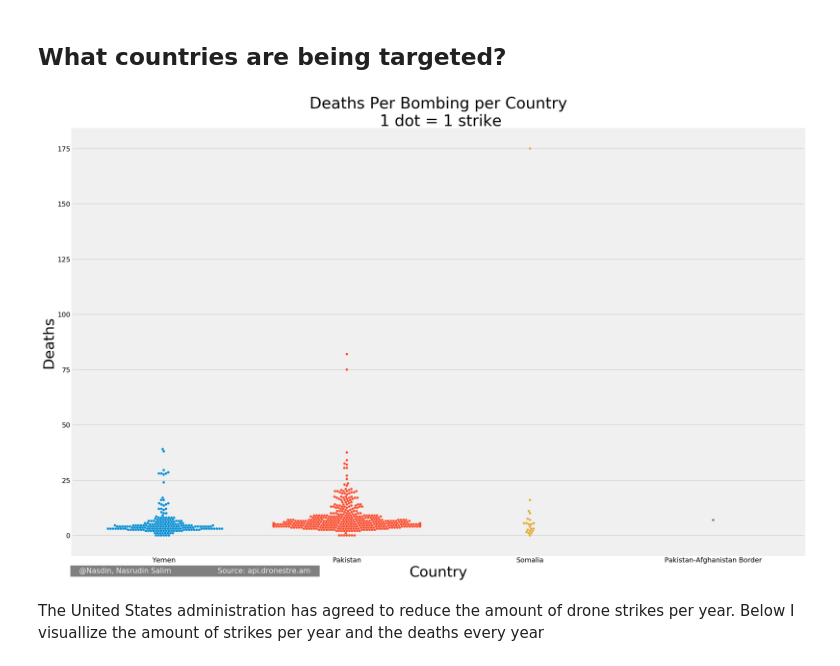
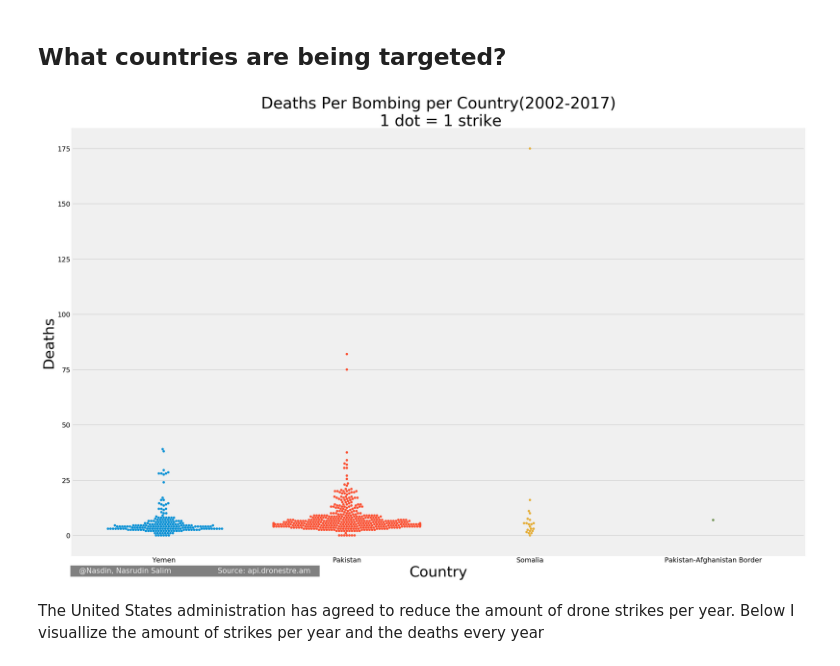
Before and after one commit to Nasdin/Drone-Strike-Visualization, a Jupyter notebook: Drone Strike Analysis.ipynb, the cells around one changed output. Cells and saved outputs as stored; diff of their text form; code cells hidden in the pictures.

```diff
--- a/Drone Strike Analysis.ipynb
+++ b/Drone Strike Analysis.ipynb
@@ -179,21 +178,21 @@ The latest recorded drone strike was on 2017-03-06 00:00:00
 # %%
 #The size
 _= plt.figure(num=None,figsize=(24,15),dpi=100,facecolor='w',edgecolor='k')
 
 sns.swarmplot(df['country'],df['deaths'],size=5)
-plt.title('Deaths Per Bombing per Country\n 1 dot = 1 strike',fontsize=32)
+plt.title('Deaths Per Bombing per Country(2002-2017)\n 1 dot = 1 strike',fontsize=32)
 plt.xlabel('Country',fontsize=30)
 plt.ylabel('Deaths',fontsize=30)
 
 #Signature Bar
 plt.text(x=-0.5,y=-17,
     s = '   @Nasdin, Nasrudin Salim                    Source: api.dronestre.am   ',
     fontsize = 15, color = '#f0f0f0', backgroundcolor = 'grey')
 #save the plot
 plt.savefig('deathsperbombingpercountry.png')
 plt.show()
 # %% [output]
-[figure, old version]
+[figure, new version]
 # %% [markdown]
 The United States administration has agreed to reduce the amount of drone strikes per year. Below I visuallize the amount of strikes per year and the deaths every year
 # %% [markdown]
```
Also changed, not shown: parts of 8 cells of this notebook, 4 other files.
